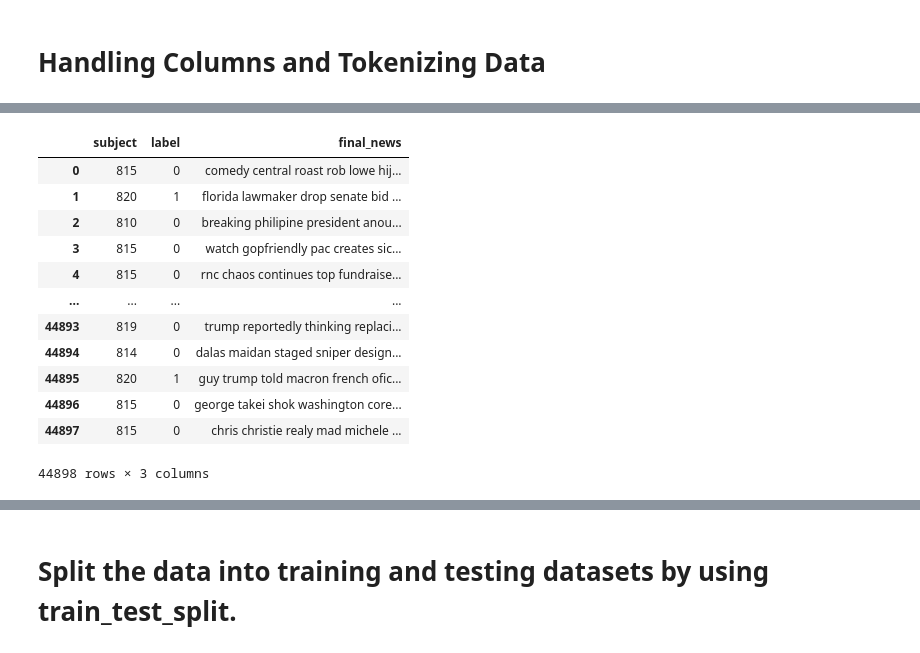
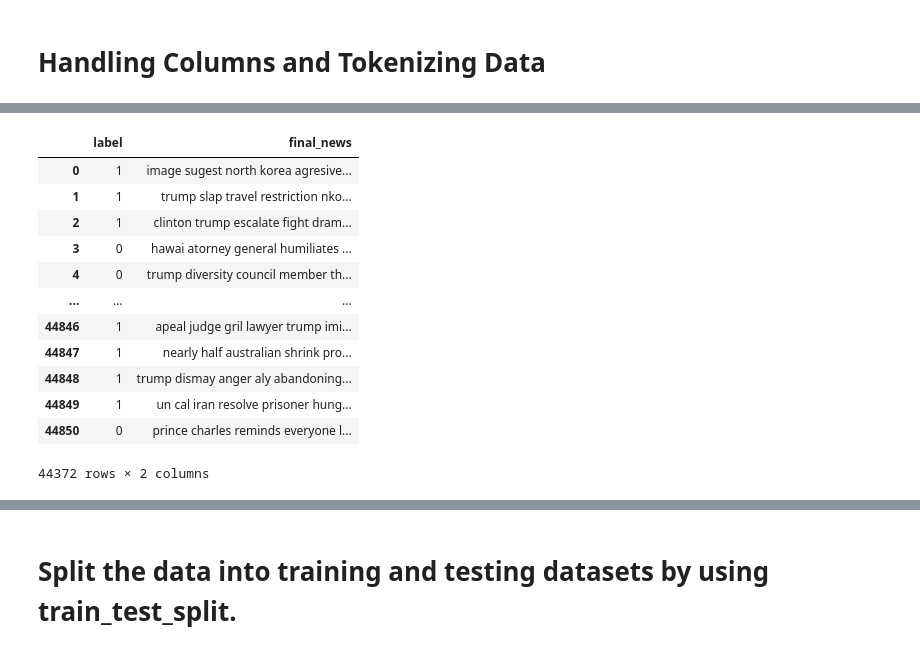
Before and after one commit to ggiudice98/FInalProject, a Jupyter notebook: fake_news_detection_model_colab.ipynb, the cells around one changed output, grey strips where cells are left out. Cells and saved outputs as stored; diff of their text form; code cells hidden in the pictures.

```diff
--- a/fake_news_detection_model_colab.ipynb
+++ b/fake_news_detection_model_colab.ipynb
@@ -130,4 +128,5 @@ fake_df.count()
 # %%
-true_df = spark.read.csv("/content/News_CSVs/true.csv", header=True, inferSchema=True)
+true_df = spark.read.format("csv").option("header", "true").option("encoding", "UTF-8").load("/content/News_CSVs/true.csv")
+#true_df = spark.read.csv("/content/News_CSVs/true.csv", header=True, inferSchema=True)
 true_df.show()
 # %% [output]
@@ -244,7 +243,7 @@ only showing top 20 rows
 # %%
 #combine data
 from pyspark.sql.functions import concat_ws
-news_data_df = news_data_df.withColumn('news', concat_ws(" ", news_data_df.title, news_data_df.text))
+news_data_df = news_data_df.withColumn('news', concat_ws(" ", news_data_df.title, news_data_df.text, news_data_df.subject))
 # %%
 news_data_df.printSchema()
 # %% [output]
@@ -257,6 +256,6 @@ root
  |-- news: string (nullable = false)
 # %%
 #Drop extra column
-news_data_df = news_data_df.drop('title').drop('text').drop('date')
+news_data_df = news_data_df.drop('title').drop('text').drop('date').drop('subject')
 news_data_df.show()
 # %% [output]
@@ -474,0 +476,3 @@ clean_news_data_pd_df
+# %%
+# Remove duplicate or irrelevant observations
+clean_news_data_pd_df.drop_duplicates(inplace=True)
@@ -477,22 +503,21 @@ from sklearn.preprocessing import LabelEncoder
 le = LabelEncoder()
 # %%
 clean_news_data_pd_df['label']= le.fit_transform(clean_news_data_pd_df['label'])
-clean_news_data_pd_df['subject']= le.fit_transform(clean_news_data_pd_df['subject'])
 clean_news_data_pd_df
 # %% [output]
-|  | subject | label | final_news |
-| 0 | 815 | 0 | comedy central roast rob lowe hij... |
-| 1 | 820 | 1 | florida lawmaker drop senate bid ... |
-| 2 | 810 | 0 | breaking philipine president anou... |
-| 3 | 815 | 0 | watch gopfriendly pac creates sic... |
-| 4 | 815 | 0 | rnc chaos continues top fundraise... |
-| ... | ... | ... | ... |
-| 44893 | 819 | 0 | trump reportedly thinking replaci... |
-| 44894 | 814 | 0 | dalas maidan staged sniper design... |
-| 44895 | 820 | 1 | guy trump told macron french ofic... |
-| 44896 | 815 | 0 | george takei shok washington core... |
-| 44897 | 815 | 0 | chris christie realy mad michele ... |
+|  | label | final_news |
+| 0 | 1 | image sugest north korea agresive... |
+| 1 | 1 | trump slap travel restriction nko... |
+| 2 | 1 | clinton trump escalate fight dram... |
+| 3 | 0 | hawai atorney general humiliates ... |
+| 4 | 0 | trump diversity council member th... |
+| ... | ... | ... |
+| 44846 | 1 | apeal judge gril lawyer trump imi... |
+| 44847 | 1 | nearly half australian shrink pro... |
+| 44848 | 1 | trump dismay anger aly abandoning... |
+| 44849 | 1 | un cal iran resolve prisoner hung... |
+| 44850 | 0 | prince charles reminds everyone l... |
-44898 rows × 3 columns
+44372 rows × 2 columns
 # %%
 #Use TfidfVectorizer to add weight to repeated words
 Vectorizer = TfidfVectorizer(max_features=100)
```
Also changed, not shown: parts of 61 cells of this notebook, 14 other files.
